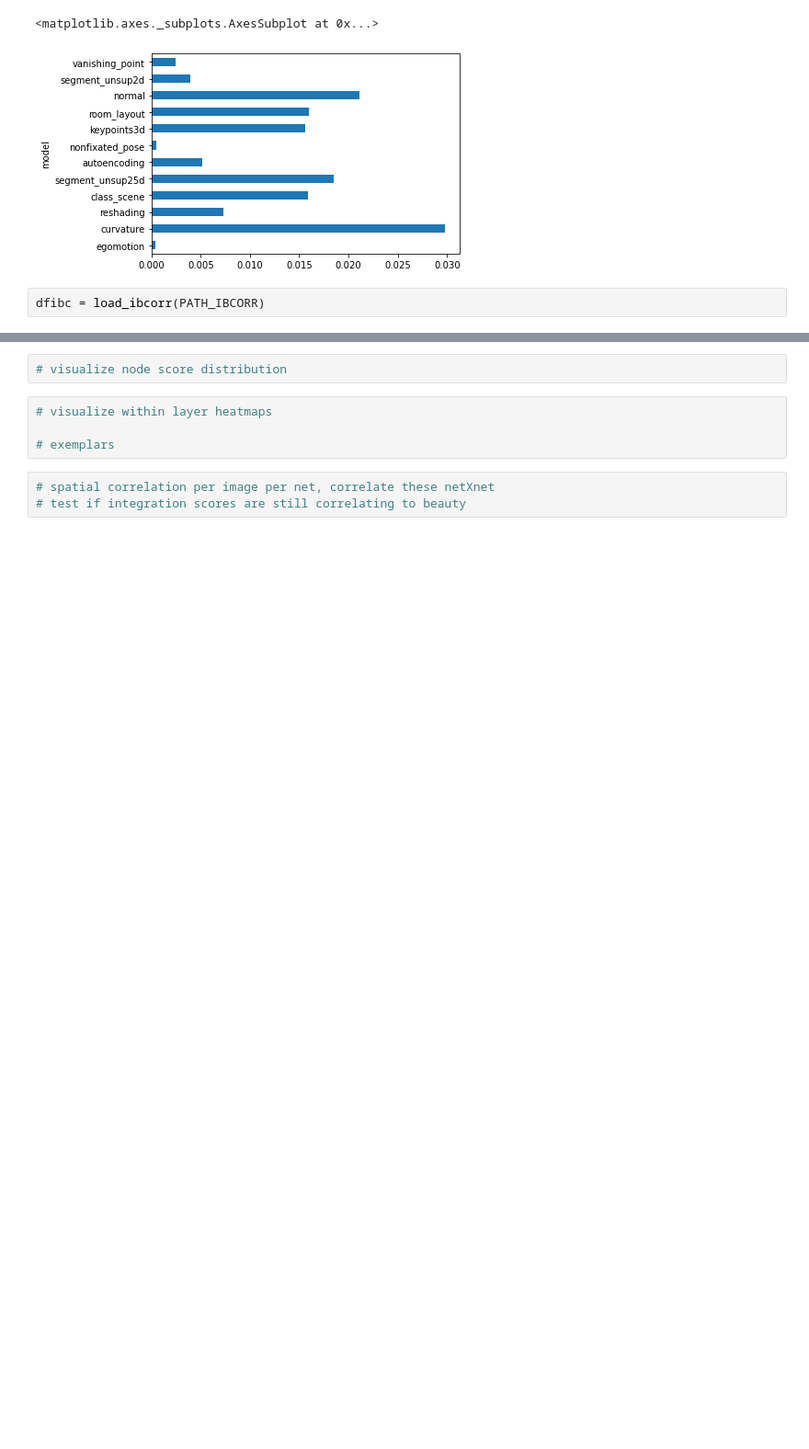
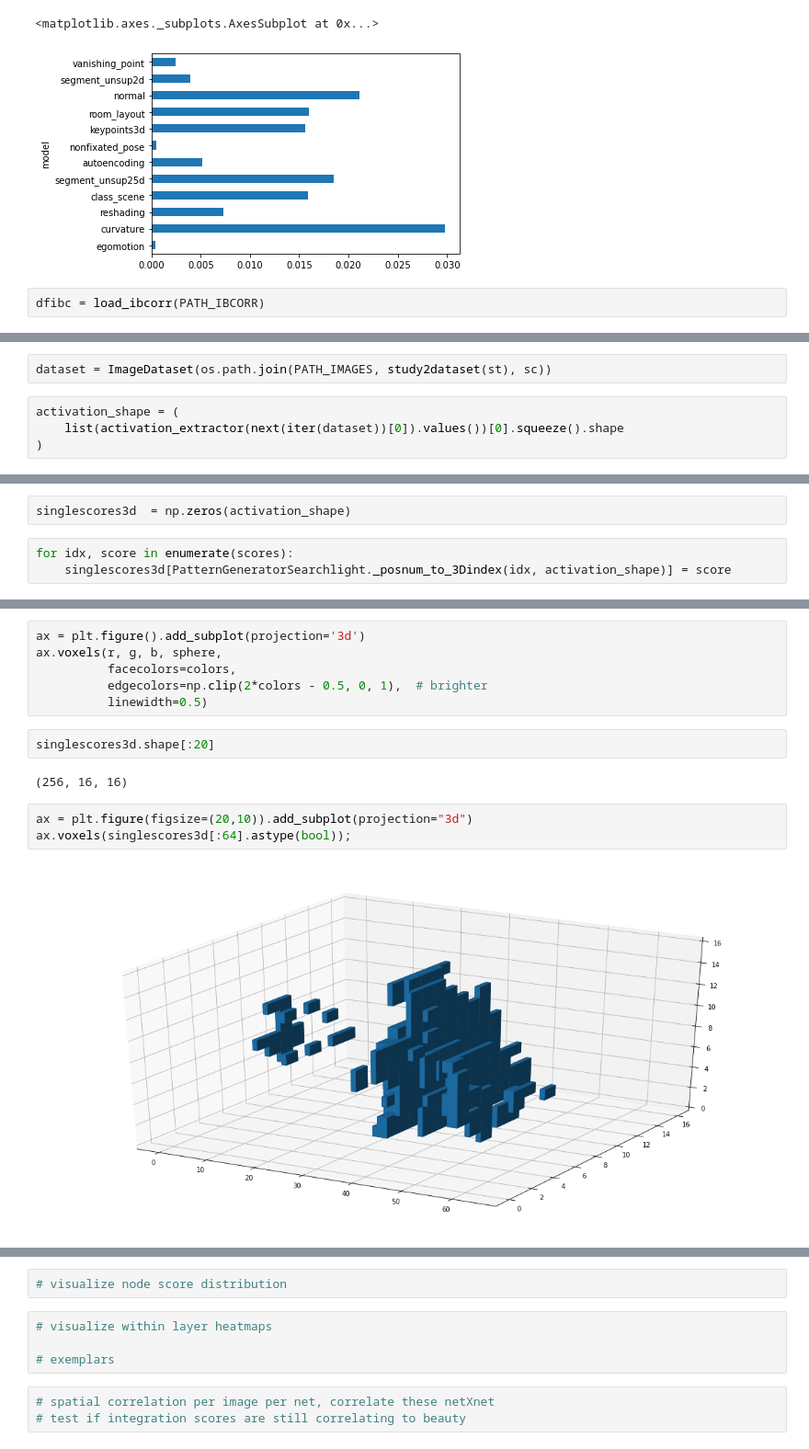
Before and after one commit to toniklenk/analysis-taskonomy, a Jupyter notebook: scripts/factor3 spatialintegration.ipynb, the cells around one changed output, grey strips where cells are left out. Shown at 92% size. Saved outputs shown, nothing was run; the diff lists cells and outputs as text; blank space fills up the shorter version.

```diff
--- a/scripts/factor3 spatialintegration.ipynb
+++ b/scripts/factor3 spatialintegration.ipynb
@@ -652,0 +669,6 @@ dfsubsets.loc[(_models[6], slice(None))].mean(axis=1).plot.hist(bins=40)
+# %%
+dataset = ImageDataset(os.path.join(PATH_IMAGES, study2dataset(st), sc))
+# %%
+activation_shape = (
+    list(activation_extractor(next(iter(dataset))[0]).values())[0].squeeze().shape
+)
@@ -656,0 +684,5 @@ ns.map_back_scores(scores, pat)
+# %%
+singlescores3d  = np.zeros(activation_shape)
+# %%
+for idx, score in enumerate(scores):
+    singlescores3d[PatternGeneratorSearchlight._posnum_to_3Dindex(idx, activation_shape)] = score
@@ -656,0 +720,15 @@ ns.map_back_scores(scores, pat)
+# %%
+ax = plt.figure().add_subplot(projection='3d')
+ax.voxels(r, g, b, sphere,
+          facecolors=colors,
+          edgecolors=np.clip(2*colors - 0.5, 0, 1),  # brighter
+          linewidth=0.5)
+# %%
+singlescores3d.shape[:20]
+# %% [output]
+(256, 16, 16)
+# %%
+ax = plt.figure(figsize=(20,10)).add_subplot(projection="3d")
+ax.voxels(singlescores3d[:64].astype(bool));
+# %% [output]
+[figure, added]
```
Also changed, not shown: parts of 36 cells of this notebook, 4 other files.
